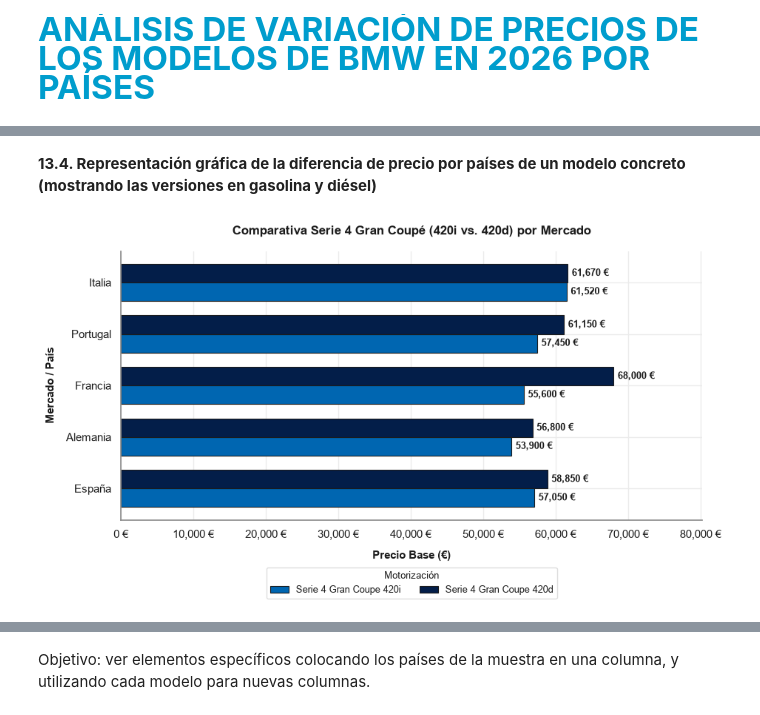
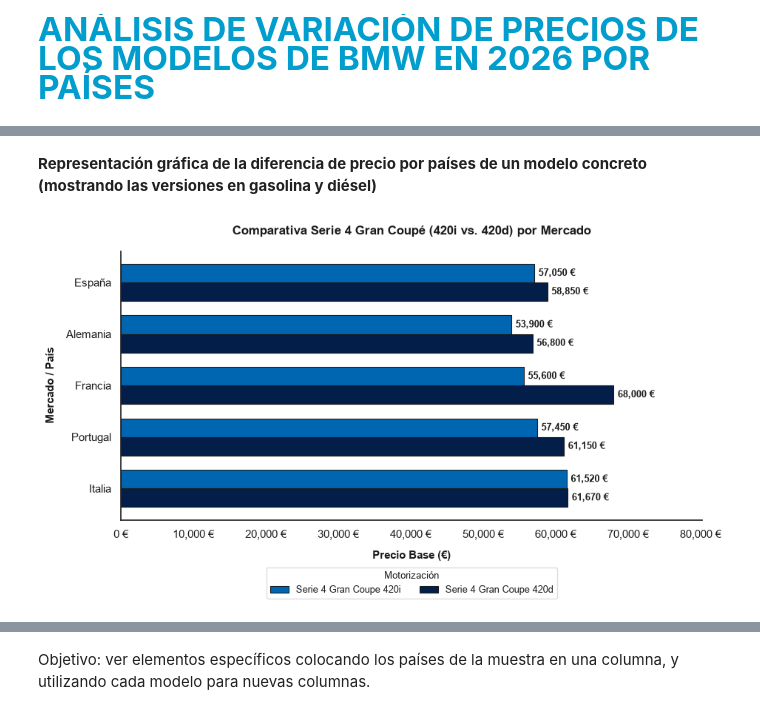
Before and after one commit to adrianamorchons/analisis_precios_bmw_2026, a Jupyter notebook: ANALISIS_BMW_PRECIOS_2026.ipynb, the cells around one changed output, grey strips where cells are left out. Drawn from its saved outputs; the diff is of its cells as text; code cells hidden in the pictures.

```diff
--- a/ANALISIS_BMW_PRECIOS_2026.ipynb
+++ b/ANALISIS_BMW_PRECIOS_2026.ipynb
@@ -534,0 +95,8 @@ new_df.head()
+# %%
+#Primeras diez filas del df
+display(df.head(5))
+#Últimas diez filas del df
+display(df.tail(10))
+#Mostrar filas intermedias por índice (del 14 al 24 ambos inclusive)
+display(df.iloc[14:25])
+df = df.drop(columns=['Unnamed: 0'])
@@ -534,0 +341,10 @@ new_df.head()
+# %%
+df['Modelo'] = df['Modelo'].str.replace(r'\s+', ' ', regex=True).str.strip()
+
+modelos_portugal_70k = df[df['Portugal'] < 70000]
+
+print(
+    f'Modelos encontrados en Portugal por debajo de 70.000 €:'
+    f' {len(modelos_portugal_70k)}'
+)
+display(modelos_portugal_70k[['Modelo', 'Portugal']])
@@ -611,35 +579,22 @@ df[df['Modelo'].str.contains(r'\b\d{2,3}e\b|xDrive\d{2}e', regex=True, na=False)
 # %% [markdown]
-**13.4. Representación gráfica de la diferencia de precio por países de un modelo concreto (mostrando las versiones en gasolina y diésel)**
+**Representación gráfica de la diferencia de precio por países de un modelo concreto (mostrando las versiones en gasolina y diésel)**
 # %%
-import matplotlib.pyplot as plt
-from matplotlib import ticker
-import seaborn as sns
+modelos_buscados = ['Serie 4 Gran Coupe 420i', 'Serie 4 Gran Coupe 420d']
+mercados_ue = ['España', 'Alemania', 'Francia', 'Portugal', 'Italia']
 
-modelos_buscados = list(('Serie 4 Gran Coupe 420i', 'Serie 4 Gran Coupe 420d'))
-mercados_ue = list(('España', 'Alemania', 'Francia', 'Portugal', 'Italia'))
+# Filtrar y asegurar el orden exacto de los modelos
 fila_coche = df[df['Modelo'].isin(modelos_buscados)]
-fila_numerica = fila_coche.set_index('Modelo')[mercados_ue]
+fila_numerica = fila_coche.set_index('Modelo').reindex(modelos_buscados)[
+    mercados_ue
+]
 
-#Configurar estilo
-sns.set_theme(
-    style='whitegrid',
-    rc={
-        'axes.edgecolor': '#8E8E8E',
-        'grid.color': '#EBEBEB',
-        'text.color': '#1C1C1C',
-        'axes.labelcolor': '#1C1C1C',
-        'xtick.color': '#1C1C1C',
-        'ytick.color': '#1C1C1C',
-    },
-)
-
-#Paleta corporativa BMW para comparar ambas motorizaciones
-colores_bmw = list((
+# Paleta corporativa BMW para comparar ambas motorizaciones
+colores_bmw = [
     '#0066B1',  # Azul BMW principal (420i Gasolina)
     '#031E49',  # Azul Marino BMW M (420d Diésel)
-))
+]
 
-#Dibujar barras horizontales agrupadas
+# Dibujar barras horizontales agrupadas
 ax = fila_numerica.T.plot(
     kind='barh',
     figsize=(9.5, 5.5),
@@ -649,46 +604,49 @@ ax = fila_numerica.T.plot(
     width=0.72,
 )
 
-#Añadir el precio exacto junto a cada barra
+# Invertir el eje Y para que España aparezca arriba y el orden visual coincida con la leyenda
+ax.invert_yaxis()
+
+# Añadir el precio exacto junto a cada barra
 for container in ax.containers:
-    ax.bar_label(
-        container,
-        fmt='{:,.0f} €',
-        padding=4,
-        fontsize=9,
-        fontweight='bold',
-        color='#1C1C1C',
-    )
+  ax.bar_label(
+      container,
+      fmt='{:,.0f} €',
+      padding=4,
+      fontsize=9,
+      fontweight='bold',
+      color='#1C1C1C',
+  )
 
-#Personalización de títulos, ejes y leyenda
+# Personalización de títulos, ejes y leyenda
 plt.title(
     'Comparativa Serie 4 Gran Coupé (420i vs. 420d) por Mercado',
     fontsize=12.5,
     fontweight='bold',
     pad=16,
     color='#1C1C1C',
 )
 plt.xlabel('Precio Base (€)', fontsize=10.5, labelpad=10, fontweight='bold')
 plt.ylabel('Mercado / País', fontsize=10.5, labelpad=10, fontweight='bold')
 
 ax.xaxis.set_major_formatter(ticker.StrMethodFormatter('{x:,.0f} €'))
 max_precio = fila_numerica.max().max()
 plt.xlim(0, max_precio * 1.18)
 
 plt.legend(
     title='Motorización',
     title_fontsize=9.5,
     fontsize=9,
     bbox_to_anchor=(0.5, -0.16),
     loc='upper center',
     ncol=2,
     frameon=True,
     facecolor='white',
     edgecolor='#D6D6D6',
 )
 
 sns.despine(top=True, right=True)
 plt.tight_layout()
 plt.show()
 # %% [output]
-[figure, old version]
+[figure, new version]
```
Also changed, not shown: parts of 270 cells of this notebook.
